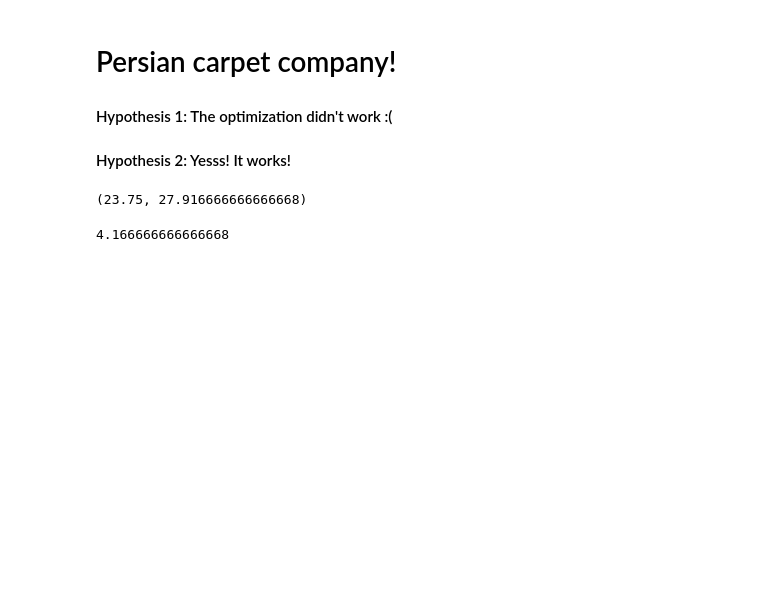
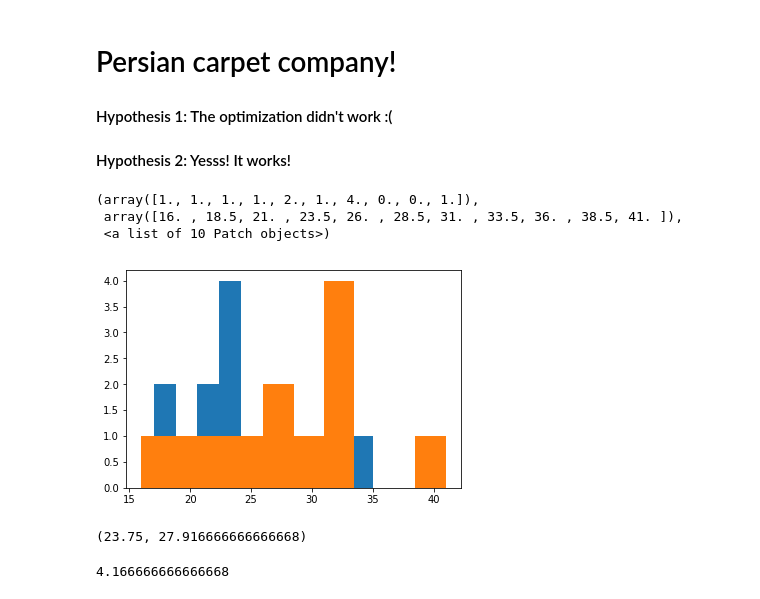
Before and after one commit to vafaei-ar/DSWSs, a Jupyter notebook: S04/notebooks/SS01-02.ipynb, the cells around one changed output. Drawn from its saved outputs; the diff is of its cells as text; code cells hidden in the pictures; blank space fills up the shorter version.

```diff
--- a/S04/notebooks/SS01-02.ipynb
+++ b/S04/notebooks/SS01-02.ipynb
@@ -52,3 +55,11 @@ after_opt = np.array([31, 28, 19, 24, 32, 27, 16, 41, 23, 32, 29, 33])
+# %%
+plt.hist(before_opt)
+plt.hist(after_opt)
+# %% [output]
+(array([1., 1., 1., 1., 2., 1., 4., 0., 0., 1.]),
+ array([16. , 18.5, 21. , 23.5, 26. , 28.5, 31. , 33.5, 36. , 38.5, 41. ]),
+ <a list of 10 Patch objects>)
+[figure, added]
 # %%
 before_opt.mean(),after_opt.mean()
 # %% [output]
```
Also changed, not shown: parts of 12 cells of this notebook, 8 other files.
